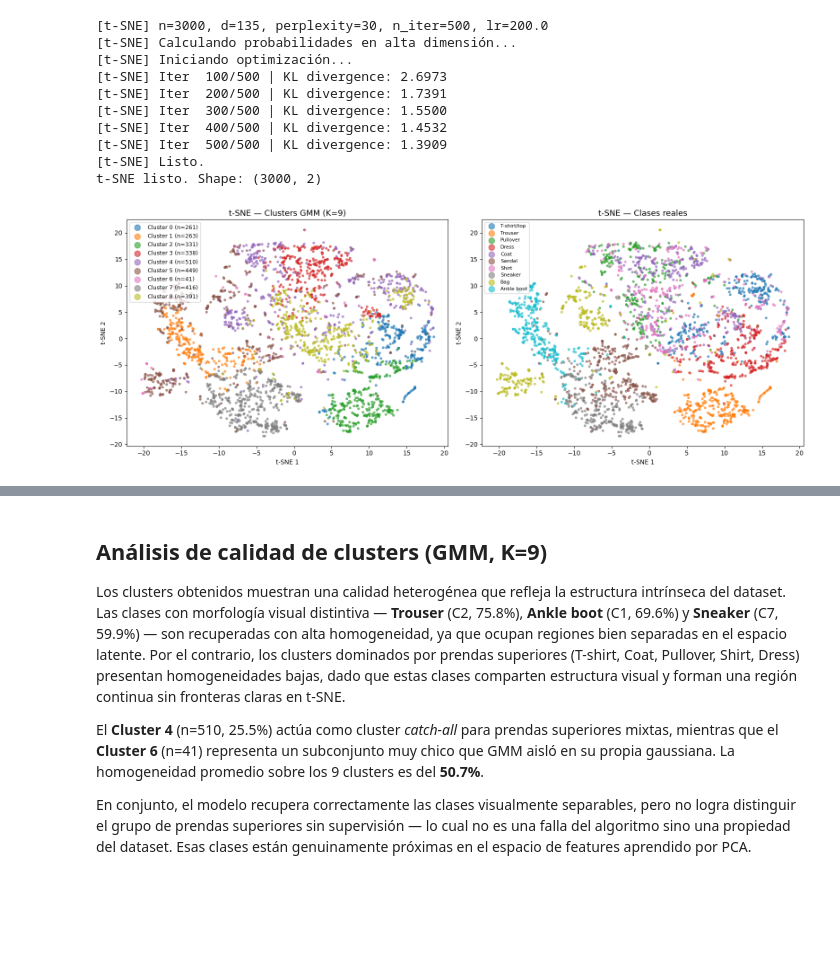
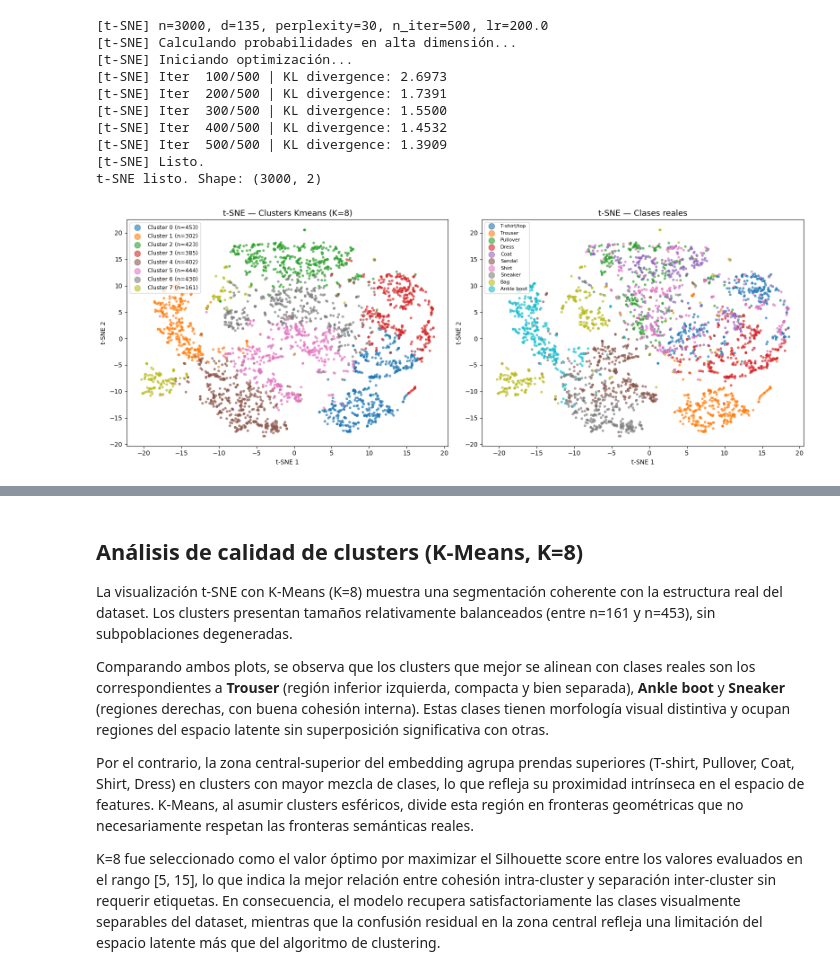
Before and after one commit to sofiyabo/TP4_ML, a Jupyter notebook: Yabo_Sofia_Notebook_TP4.ipynb, the cells around one changed output, grey strips where cells are left out. Drawn from its saved outputs; the diff is of its cells as text; code cells hidden in the pictures; blank space fills up the shorter version.

Commit message:
cambio a kmeans

```diff
--- a/Yabo_Sofia_Notebook_TP4.ipynb
+++ b/Yabo_Sofia_Notebook_TP4.ipynb
@@ -347,8 +347,8 @@ Se toma el mejor K del análisis anterior (K=5, mayor Silhouette Score en GMM) y
 import tsne as tsne_mod
 
 # Mejor K del análisis anterior: K=5 (mayor Silhouette Score en GMM)
-BEST_K = 9
-labels_best = resultados_gmm[BEST_K]["labels"]
+BEST_K = 8
+labels_best = resultados_kmeans[BEST_K]["labels"]
 
 # t-SNE sobre el espacio latente del PCA (135 dims → 2D)
 # X_cluster: submuestra de 3000 puntos ya en espacio PCA
@@ -383,35 +383,35 @@ cmap_classes  = plt.cm.tab10
 
 # --- Izquierdo: color por cluster asignado ---
 ax = axes[0]
 for k in range(BEST_K):
     mask = labels_best == k
     ax.scatter(Y_tsne[mask, 0], Y_tsne[mask, 1],
                c=[cmap_clusters(k / BEST_K)],
                label=f"Cluster {k} (n={mask.sum()})",
                s=10, alpha=0.6)
-ax.set_title(f"t-SNE — Clusters GMM (K={BEST_K})", fontsize=13)
+ax.set_title(f"t-SNE — Clusters Kmeans (K={BEST_K})", fontsize=13)
 ax.set_xlabel("t-SNE 1")
 ax.set_ylabel("t-SNE 2")
 ax.legend(markerscale=3, fontsize=9)
 
 # --- Derecho: color por clase real ---
 ax = axes[1]
 n_classes = len(class_names)
 for c in sorted(class_names.keys()):
     mask = y_cluster == c
     ax.scatter(Y_tsne[mask, 0], Y_tsne[mask, 1],
                c=[cmap_classes(c / n_classes)],
                label=class_names[c],
                s=10, alpha=0.6)
 ax.set_title("t-SNE — Clases reales", fontsize=13)
 ax.set_xlabel("t-SNE 1")
 ax.set_ylabel("t-SNE 2")
 ax.legend(markerscale=3, fontsize=8, loc="best")
 
 plt.tight_layout()
 plt.show()
 # %% [output]
-[figure, old version]
+[figure, new version]
 # %%
 # Tabla de distribución de clases reales por cluster
 rows = []
@@ -454,22 +454,27 @@ Cluster
   Cluster 7: N= 416 | Clase dominante: Sneaker         (59.9%)
   Cluster 8: N= 391 | Clase dominante: T-shirt/top     (28.4%)
 # %% [markdown]
-## Análisis de calidad de clusters (GMM, K=9)
+## Análisis de calidad de clusters (K-Means, K=8)
 
-Los clusters obtenidos muestran una calidad heterogénea que refleja la estructura
-intrínseca del dataset. Las clases con morfología visual distintiva — **Trouser**
-(C2, 75.8%), **Ankle boot** (C1, 69.6%) y **Sneaker** (C7, 59.9%) — son
-recuperadas con alta homogeneidad, ya que ocupan regiones bien separadas en el
-espacio latente. Por el contrario, los clusters dominados por prendas superiores
-(T-shirt, Coat, Pullover, Shirt, Dress) presentan homogeneidades bajas,
-dado que estas clases comparten estructura visual y forman una región continua
-sin fronteras claras en t-SNE.
+La visualización t-SNE con K-Means (K=8) muestra una segmentación coherente con
+la estructura real del dataset. Los clusters presentan tamaños relativamente
+balanceados (entre n=161 y n=453), sin subpoblaciones degeneradas.
 
-El **Cluster 4** (n=510, 25.5%) actúa como cluster *catch-all* para prendas
-superiores mixtas, mientras que el **Cluster 6** (n=41) representa un subconjunto muy chico que GMM aisló en su propia gaussiana.
-La homogeneidad promedio sobre los 9 clusters es del **50.7%**.
+Comparando ambos plots, se observa que los clusters que mejor se alinean con
+clases reales son los correspondientes a **Trouser** (región inferior izquierda,
+compacta y bien separada), **Ankle boot** y **Sneaker** (regiones derechas,
+con buena cohesión interna). Estas clases tienen morfología visual distintiva
+y ocupan regiones del espacio latente sin superposición significativa con otras.
 
-En conjunto, el modelo recupera correctamente las clases visualmente separables,
-pero no logra distinguir el grupo de prendas superiores sin supervisión — lo cual
-no es una falla del algoritmo sino una propiedad del dataset. Esas clases están
-genuinamente próximas en el espacio de features aprendido por PCA.
+Por el contrario, la zona central-superior del embedding agrupa prendas superiores
+(T-shirt, Pullover, Coat, Shirt, Dress) en clusters con mayor mezcla de clases,
+lo que refleja su proximidad intrínseca en el espacio de features. K-Means, al
+asumir clusters esféricos, divide esta región en fronteras geométricas que no
+necesariamente respetan las fronteras semánticas reales.
+
+K=8 fue seleccionado como el valor óptimo por maximizar el Silhouette score entre
+los valores evaluados en el rango [5, 15], lo que indica la mejor relación entre
+cohesión intra-cluster y separación inter-cluster sin requerir etiquetas.
+En consecuencia, el modelo recupera satisfactoriamente las clases visualmente
+separables del dataset, mientras que la confusión residual en la zona central
+refleja una limitación del espacio latente más que del algoritmo de clustering.
```
